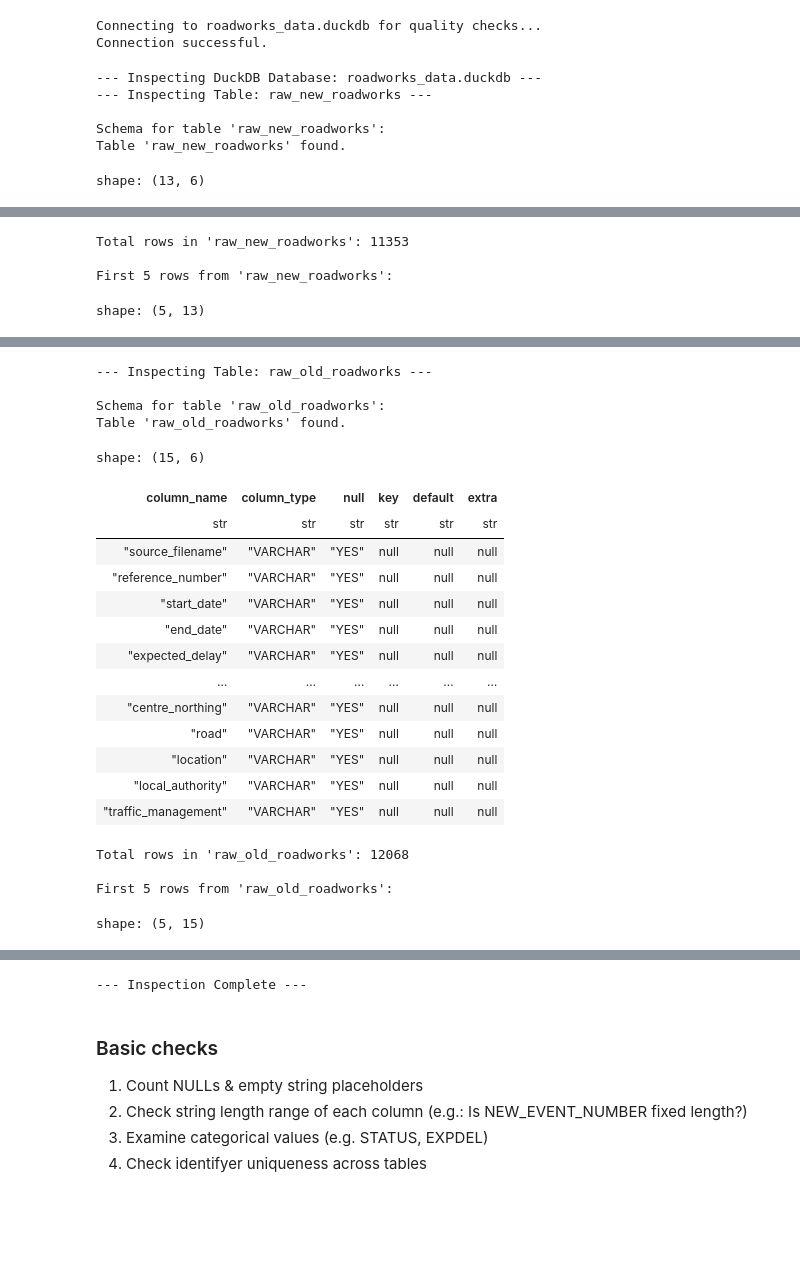
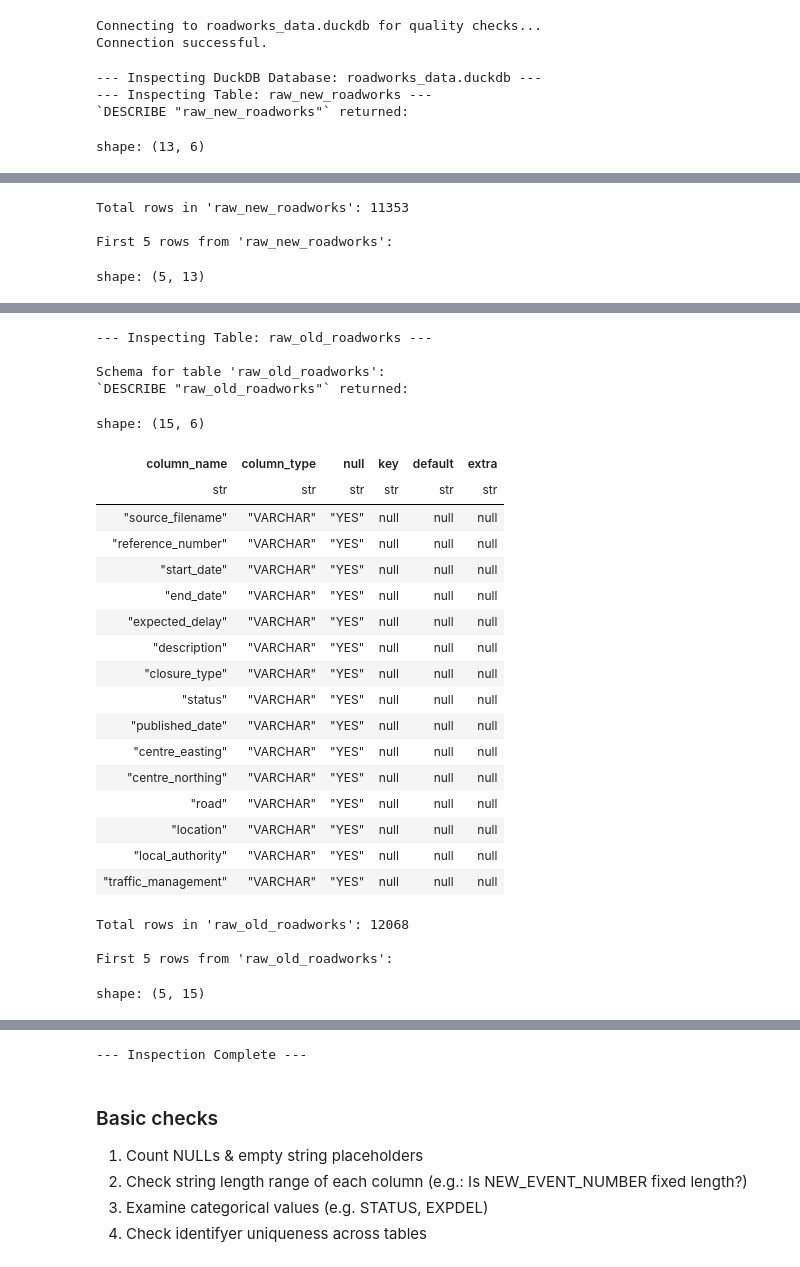
Before and after one commit to FlorisRX/UK_roadworks_XML_pipeline, a Jupyter notebook: data_exploration.ipynb, the cells around one changed output, grey strips where cells are left out. Saved outputs shown, nothing was run; the diff lists cells and outputs as text; code cells hidden in the pictures; blank space fills up the shorter version.

Commit message:
Add quality checks

```diff
--- a/data_exploration.ipynb
+++ b/data_exploration.ipynb
@@ -1147,6 +937,9 @@ TABLES_INFO = {
 Connecting to roadworks_data.duckdb for quality checks...
 Connection successful.
 # %%
+pl.Config.set_tbl_rows(50)
+pl.Config.set_tbl_cols(50)
+
 new_table = RAW_NEW_TABLE_NAME
 old_table = RAW_OLD_TABLE_NAME
 
@@ -1154,19 +947,18 @@ print(f"--- Inspecting DuckDB Database: {DUCKDB_FILE} ---")
 
 if not os.path.exists(DUCKDB_FILE):
     print(f"Error: Database file '{DUCKDB_FILE}' not found.")
-elif not con_check: # Check if the connection from the previous cell was successful
-     print(f"Error: Cannot inspect database. Connection 'con_check' not established.")
+elif not con: # Check if the connection from the previous cell was successful
+     print(f"Error: Cannot inspect database. Connection 'con' not established.")
 else:
-    # Connection is already established via con_check in the previous cell
+    # Connection is already established via con in the previous cell
 
     # --- Inspect NEW Raw Table ---
     print(f"--- Inspecting Table: {new_table} ---")
     try:
         # Describe schema using run_query
-        print(f"\nSchema for table '{new_table}':")
         schema_df_new = run_query(con, f'DESCRIBE "{new_table}"')
         if schema_df_new is not None and not schema_df_new.is_empty():
-            print(f"Table '{new_table}' found.")
+            print(f"`DESCRIBE \"{new_table}\"` returned:")
             display(schema_df_new)
         else:
              # If DESCRIBE fails or returns empty, the table likely doesn't exist or there was an error
@@ -1211,7 +1003,7 @@ else:
         print(f"\nSchema for table '{old_table}':")
         schema_df_old = run_query(con, f'DESCRIBE "{old_table}"')
         if schema_df_old is not None and not schema_df_old.is_empty():
-            print(f"Table '{old_table}' found.")
+            print(f'`DESCRIBE "{old_table}"` returned:')
             display(schema_df_old)
         else:
              print(f"Could not retrieve schema for table '{old_table}'. It might not exist or there was a query error.")
@@ -1253,9 +1045,7 @@ print("\n--- Inspection Complete ---")
 # %% [output]
 --- Inspecting DuckDB Database: roadworks_data.duckdb ---
 --- Inspecting Table: raw_new_roadworks ---
-
-Schema for table 'raw_new_roadworks':
-Table 'raw_new_roadworks' found.
+`DESCRIBE "raw_new_roadworks"` returned:
 shape: (13, 6)
 | column_name | column_type | null | key | default | extra |
 | str | str | str | str | str | str |
@@ -1268,32 +1060,36 @@ shape: (13, 6)
 | "STATUS" | "VARCHAR" | "YES" | null | null | null |
 | "PUBLISHED_DATE" | "VARCHAR" | "YES" | null | null | null |
 | "CENTRE_EASTING" | "VARCHAR" | "YES" | null | null | null |
 | "CENTRE_NORTHING" | "VARCHAR" | "YES" | null | null | null |
 | "ROAD_NUMBERS" | "VARCHAR" | "YES" | null | null | null |
 Total rows in 'raw_new_roadworks': 11353
 
 First 5 rows from 'raw_new_roadworks':
 shape: (5, 13)
 | source_filename | NEW_EVENT_NUMBER | OLD_REFERENCE_NUMBER | SDATE | EDATE | EXPDEL | DESCRIPTION | CLOSURE_TYPE | ... |
 | str | str | str | str | str | str | str | str | ... |
 | "he_roadworks_2018_02_26.xml" | "00026976-005" | null | "26-FEB-2018 21:00" | "28-FEB-2018 06:00" | "Slight (less than 10 mins)" | "A3 northbound Sheet Link entry… | "Area Renewals" | ... |
 | "he_roadworks_2018_02_26.xml" | "00004020-008" | "4188720" | "08-JAN-2018 20:00" | "10-MAR-2018 06:00" | "Moderate (10 - 30 mins)" | "A14 Westbound Jct 58 to Jct 57… | "Area Schemes" | ... |
 | "he_roadworks_2018_02_26.xml" | "00001459-026" | "4215713" | "31-JUL-2017 14:47" | "01-APR-2018 06:00" | "Slight (less than 10 mins)" | "M1 northbound and southbound T… | "Major Schemes" | ... |
 | "he_roadworks_2018_02_26.xml" | "00027883-003" | null | "12-FEB-2018 20:00" | "17-MAR-2018 06:00" | "Moderate (10 - 30 mins)" | "A259, east and westbound betwe… | "Area Schemes" | ... |
 | "he_roadworks_2018_02_26.xml" | "00026799-002" | null | "10-FEB-2018 22:00" | "22-MAR-2018 06:00" | "Slight (less than 10 mins)" | "A3 northbound Compton to Denni… | "Regional Technology Works" | ... |
 --- Inspecting Table: raw_old_roadworks ---
 
 Schema for table 'raw_old_roadworks':
-Table 'raw_old_roadworks' found.
+`DESCRIBE "raw_old_roadworks"` returned:
 shape: (15, 6)
 | column_name | column_type | null | key | default | extra |
 | str | str | str | str | str | str |
 | "source_filename" | "VARCHAR" | "YES" | null | null | null |
 | "reference_number" | "VARCHAR" | "YES" | null | null | null |
 | "start_date" | "VARCHAR" | "YES" | null | null | null |
 | "end_date" | "VARCHAR" | "YES" | null | null | null |
 | "expected_delay" | "VARCHAR" | "YES" | null | null | null |
-| … | … | … | … | … | … |
+| "description" | "VARCHAR" | "YES" | null | null | null |
+| "closure_type" | "VARCHAR" | "YES" | null | null | null |
+| "status" | "VARCHAR" | "YES" | null | null | null |
+| "published_date" | "VARCHAR" | "YES" | null | null | null |
+| "centre_easting" | "VARCHAR" | "YES" | null | null | null |
 | "centre_northing" | "VARCHAR" | "YES" | null | null | null |
 | "road" | "VARCHAR" | "YES" | null | null | null |
 | "location" | "VARCHAR" | "YES" | null | null | null |
```
Also changed, not shown: parts of 17 cells of this notebook, 1 other file.
